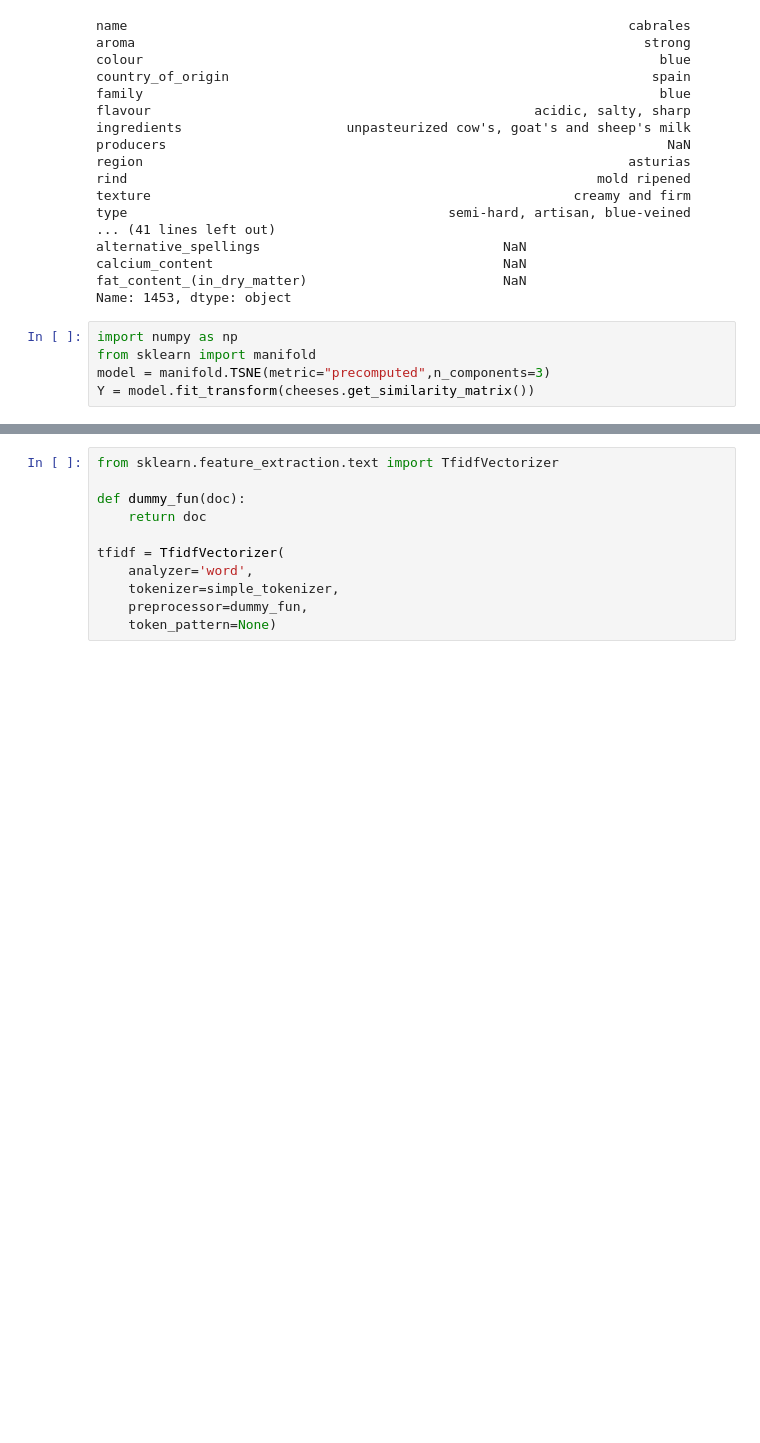
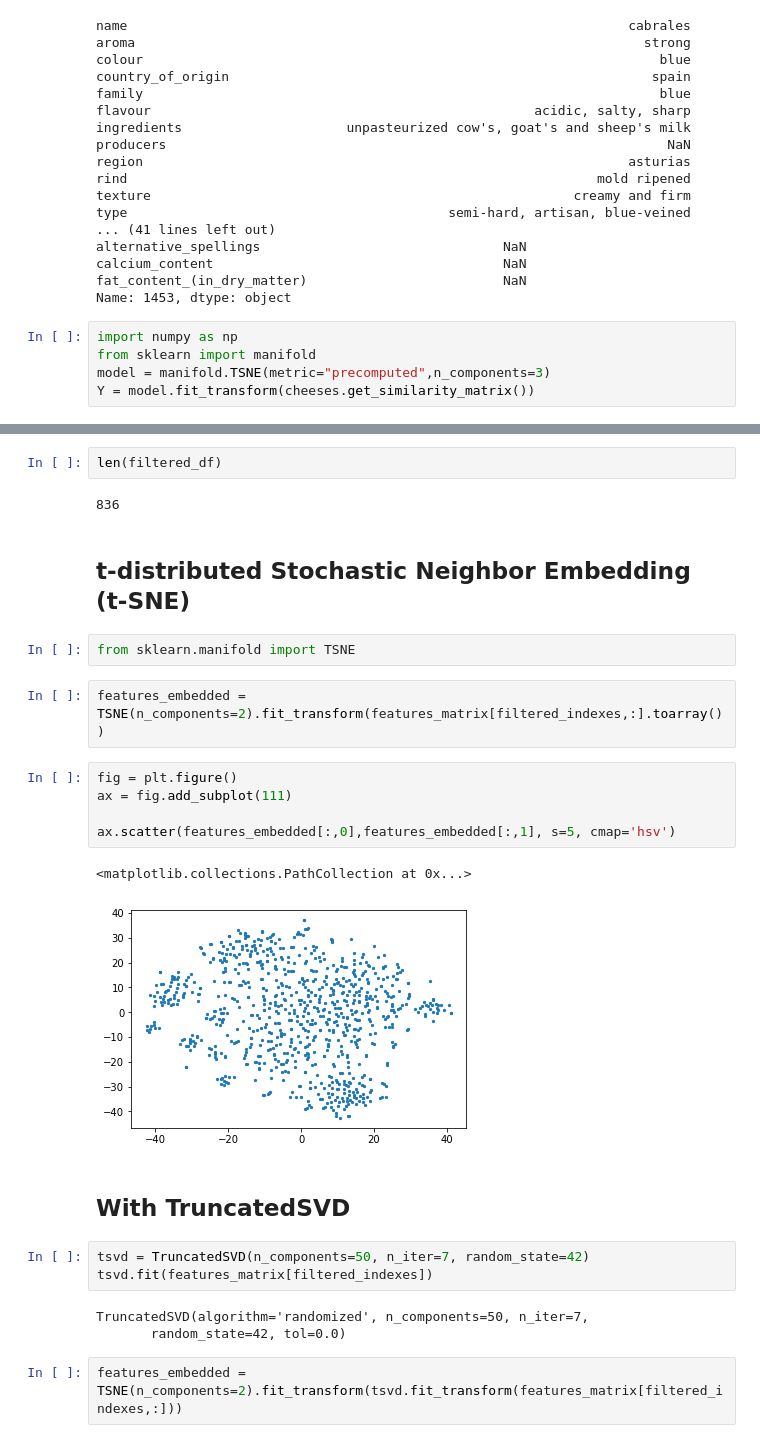
Before and after one commit to josarago/Insight, a Jupyter notebook: first_draft.ipynb, the cells around one changed output, grey strips where cells are left out. Drawn from its saved outputs; the diff is of its cells as text; blank space fills up the shorter version.

```diff
--- a/first_draft.ipynb
+++ b/first_draft.ipynb
@@ -477,11 +545,28 @@ a
-# %%
-from sklearn.feature_extraction.text import TfidfVectorizer
-
-def dummy_fun(doc):
-    return doc
-
-tfidf = TfidfVectorizer(
-    analyzer='word',
-    tokenizer=simple_tokenizer,
-    preprocessor=dummy_fun,
-    token_pattern=None)
+# %%
+len(filtered_df)
+# %% [output]
+836
+# %% [markdown]
+## t-distributed Stochastic Neighbor Embedding (t-SNE)
+# %%
+from sklearn.manifold import TSNE
+# %%
+features_embedded = TSNE(n_components=2).fit_transform(features_matrix[filtered_indexes,:].toarray())
+# %%
+fig = plt.figure()
+ax = fig.add_subplot(111)
+
+ax.scatter(features_embedded[:,0],features_embedded[:,1], s=5, cmap='hsv')
+# %% [output]
+<matplotlib.collections.PathCollection at 0x...>
+[figure, added]
+# %% [markdown]
+## With TruncatedSVD
+# %%
+tsvd = TruncatedSVD(n_components=50, n_iter=7, random_state=42)
+tsvd.fit(features_matrix[filtered_indexes])
+# %% [output]
+TruncatedSVD(algorithm='randomized', n_components=50, n_iter=7,
+       random_state=42, tol=0.0)
+# %%
+features_embedded = TSNE(n_components=2).fit_transform(tsvd.fit_transform(features_matrix[filtered_indexes,:]))
```
Also changed, not shown: parts of 96 cells of this notebook, 3 other files.
